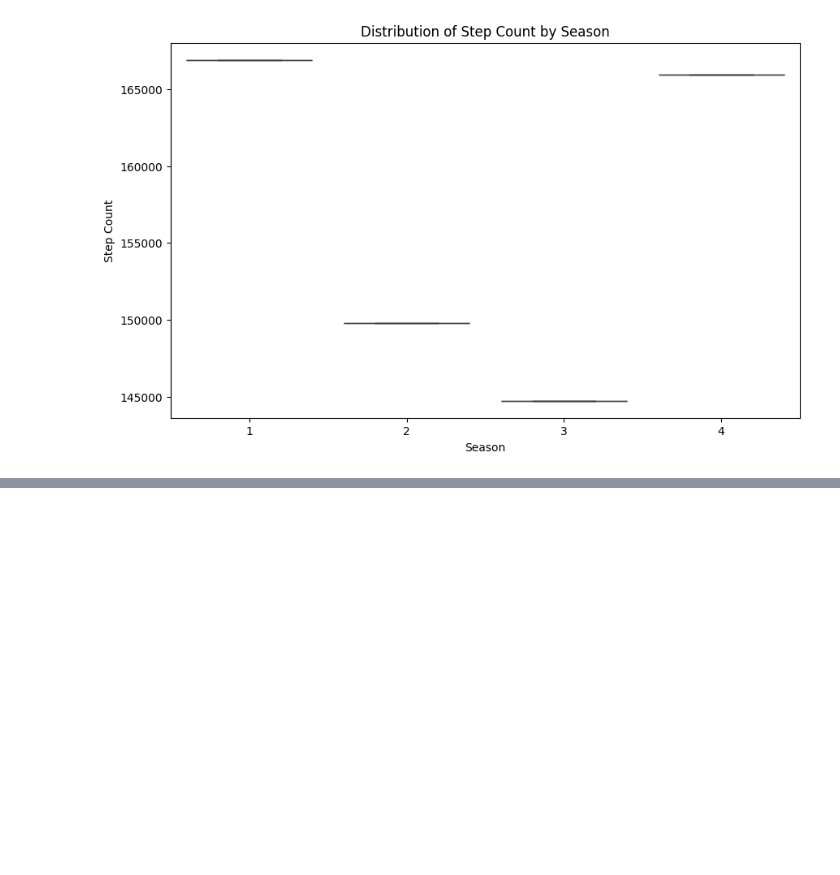
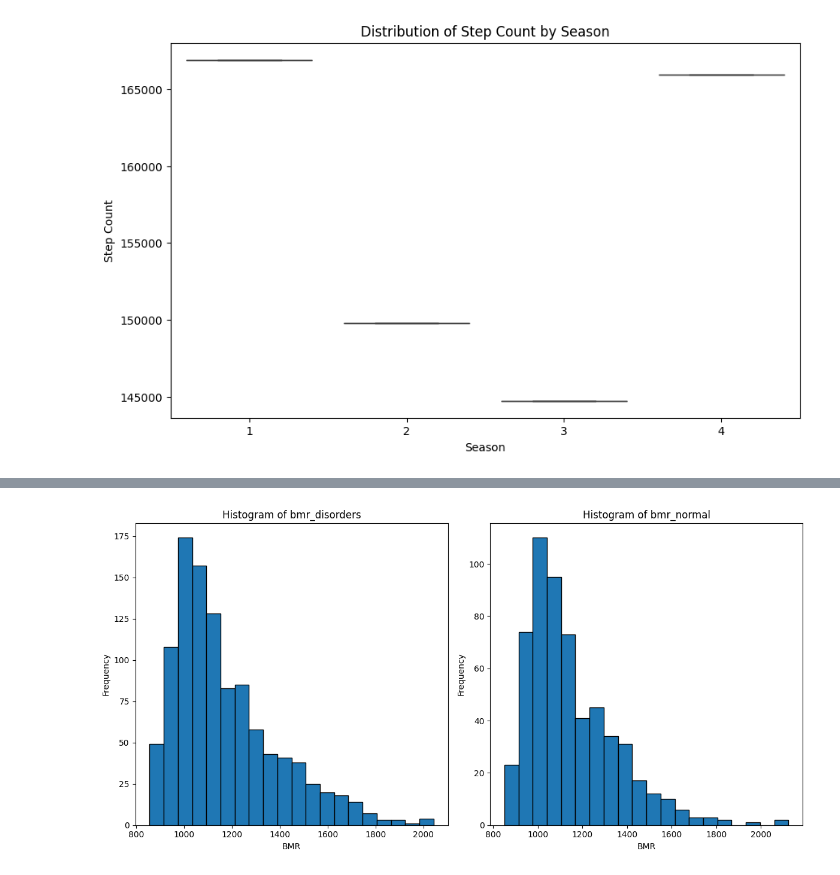
Before and after one commit to amyazdan/QBCAI-First-Project-G3, a Jupyter notebook: notebooks/01_Statistical_Analysis_Internet.ipynb, the cells around one changed output, grey strips where cells are left out. Saved outputs shown, nothing was run; the diff lists cells and outputs as text; code cells hidden in the pictures; blank space fills up the shorter version.

```diff
--- a/notebooks/01_Statistical_Analysis_Internet.ipynb
+++ b/notebooks/01_Statistical_Analysis_Internet.ipynb
@@ -230,0 +268,16 @@ Passing `palette` without assigning `hue` is deprecated and will be removed in v
+# %%
+fig, axes = plt.subplots(1, 2, figsize=(12, 6))
+axes[0].hist(bmr_disorders_df_mv_handled['BIA-BIA_BMR'], bins=20, edgecolor='black')
+axes[0].set_title('Histogram of bmr_disorders')
+axes[0].set_xlabel('BMR')
+axes[0].set_ylabel('Frequency')
+
+axes[1].hist(bmr_normal_df_mv_handled['BIA-BIA_BMR'], bins=20, edgecolor='black')
+axes[1].set_title('Histogram of bmr_normal')
+axes[1].set_xlabel('BMR')
+axes[1].set_ylabel('Frequency')
+
+plt.tight_layout()
+plt.show()
+# %% [output]
+[figure, added]
```
Also changed, not shown: parts of 34 cells of this notebook, 3 other files.
